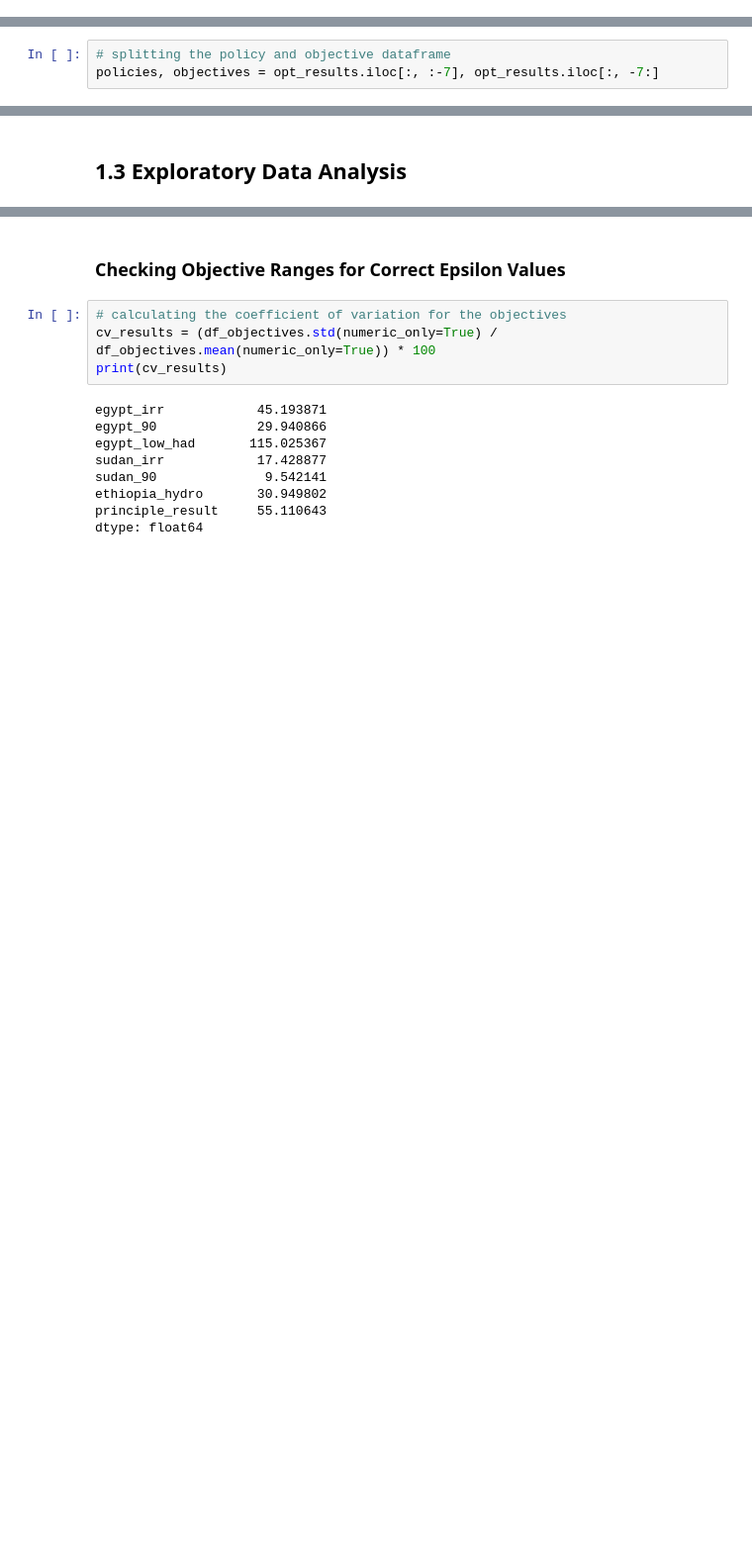
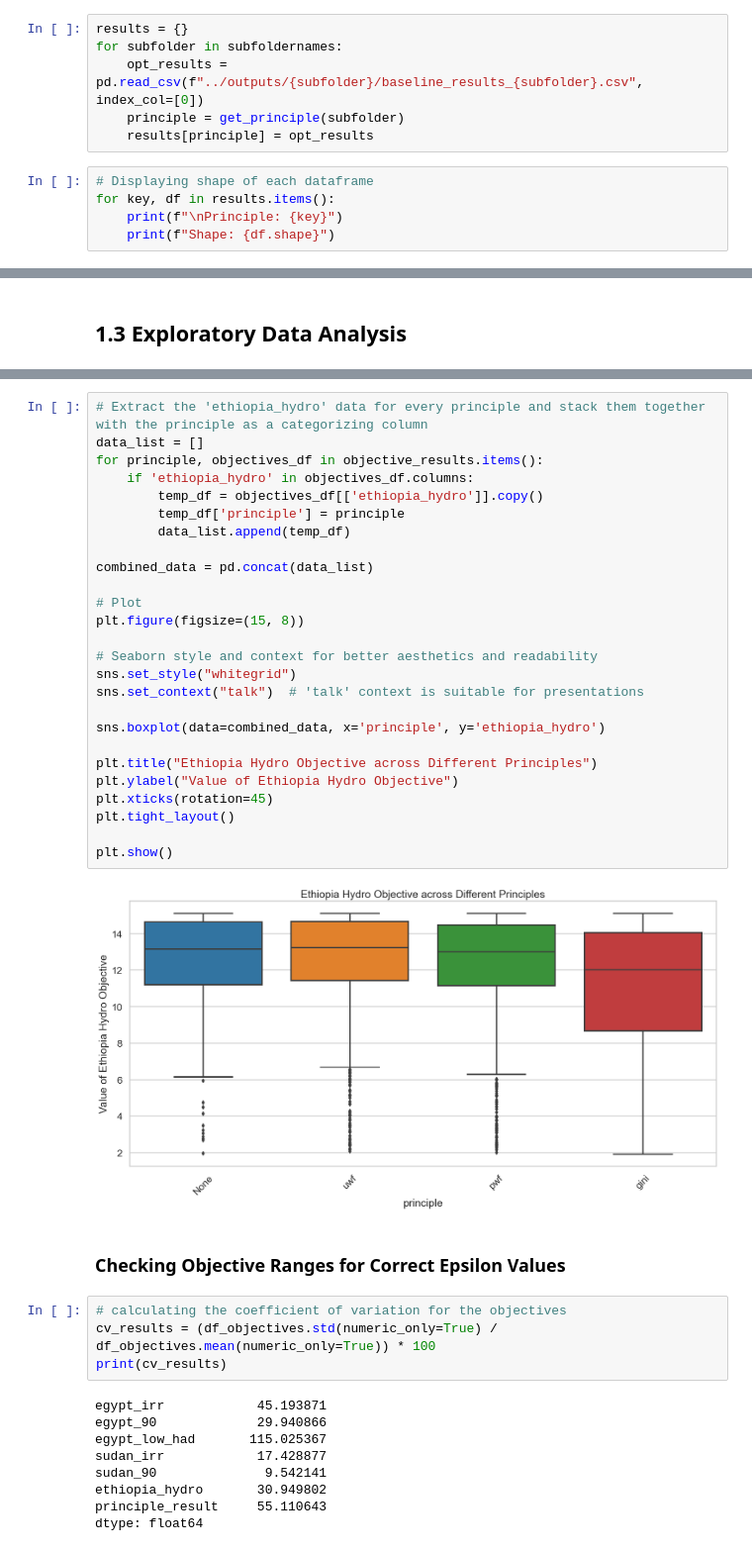
Before and after one commit to MeronZnabei/master-thesis-project, a Jupyter notebook: output_analysis/posteriori.ipynb, the cells around one changed output, grey strips where cells are left out. Shown at 99% size. Cells and saved outputs as stored; diff of their text form; blank space fills up the shorter version.

```diff
--- a/output_analysis/posteriori.ipynb
+++ b/output_analysis/posteriori.ipynb
@@ -28,0 +20,11 @@ opt_results
+# %%
+results = {}
+for subfolder in subfoldernames:
+    opt_results = pd.read_csv(f"../outputs/{subfolder}/baseline_results_{subfolder}.csv", index_col=[0])
+    principle = get_principle(subfolder)
+    results[principle] = opt_results
+# %%
+# Displaying shape of each dataframe
+for key, df in results.items():
+    print(f"\nPrinciple: {key}")
+    print(f"Shape: {df.shape}")
@@ -29,5 +43,2 @@ opt_results
 # %% [markdown]
 ## 1.2 Data Cleaning
-# %%
-# splitting the policy and objective dataframe
-policies, objectives = opt_results.iloc[:, :-7], opt_results.iloc[:, -7:]
@@ -101,3 +176,31 @@ plt.show()
+# %%
+# Extract the 'ethiopia_hydro' data for every principle and stack them together with the principle as a categorizing column
+data_list = []
+for principle, objectives_df in objective_results.items():
+    if 'ethiopia_hydro' in objectives_df.columns:
+        temp_df = objectives_df[['ethiopia_hydro']].copy()
+        temp_df['principle'] = principle
+        data_list.append(temp_df)
+
+combined_data = pd.concat(data_list)
+
+# Plot
+plt.figure(figsize=(15, 8))
+
+# Seaborn style and context for better aesthetics and readability
+sns.set_style("whitegrid")
+sns.set_context("talk")  # 'talk' context is suitable for presentations
+
+sns.boxplot(data=combined_data, x='principle', y='ethiopia_hydro')
+
+plt.title("Ethiopia Hydro Objective across Different Principles")
+plt.ylabel("Value of Ethiopia Hydro Objective")
+plt.xticks(rotation=45)
+plt.tight_layout()
+
+plt.show()
+# %% [output]
+[figure, added]
 # %% [markdown]
 ### Checking Objective Ranges for Correct Epsilon Values
 # %%
```
Also changed, not shown: parts of 18 cells of this notebook, 1 other file.
